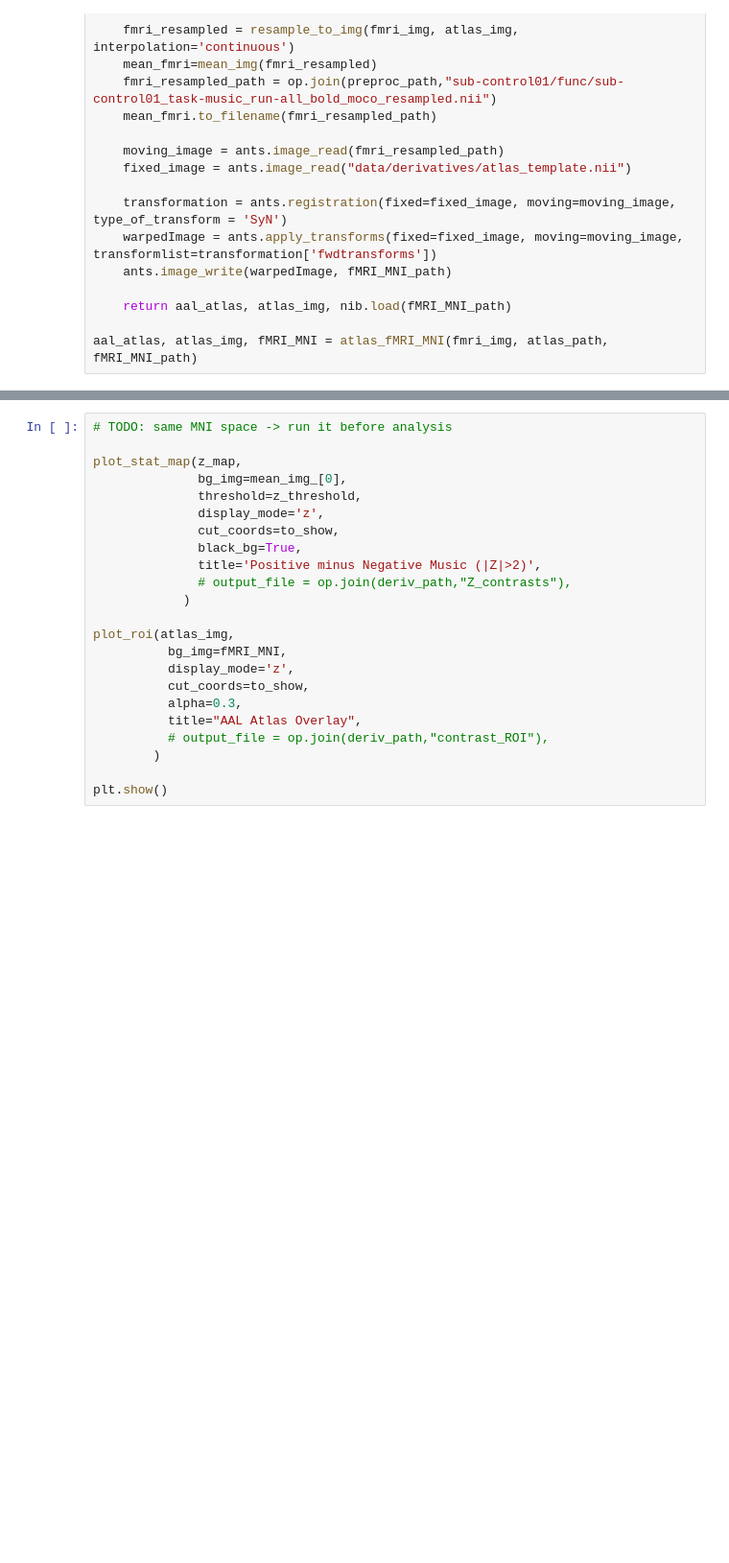
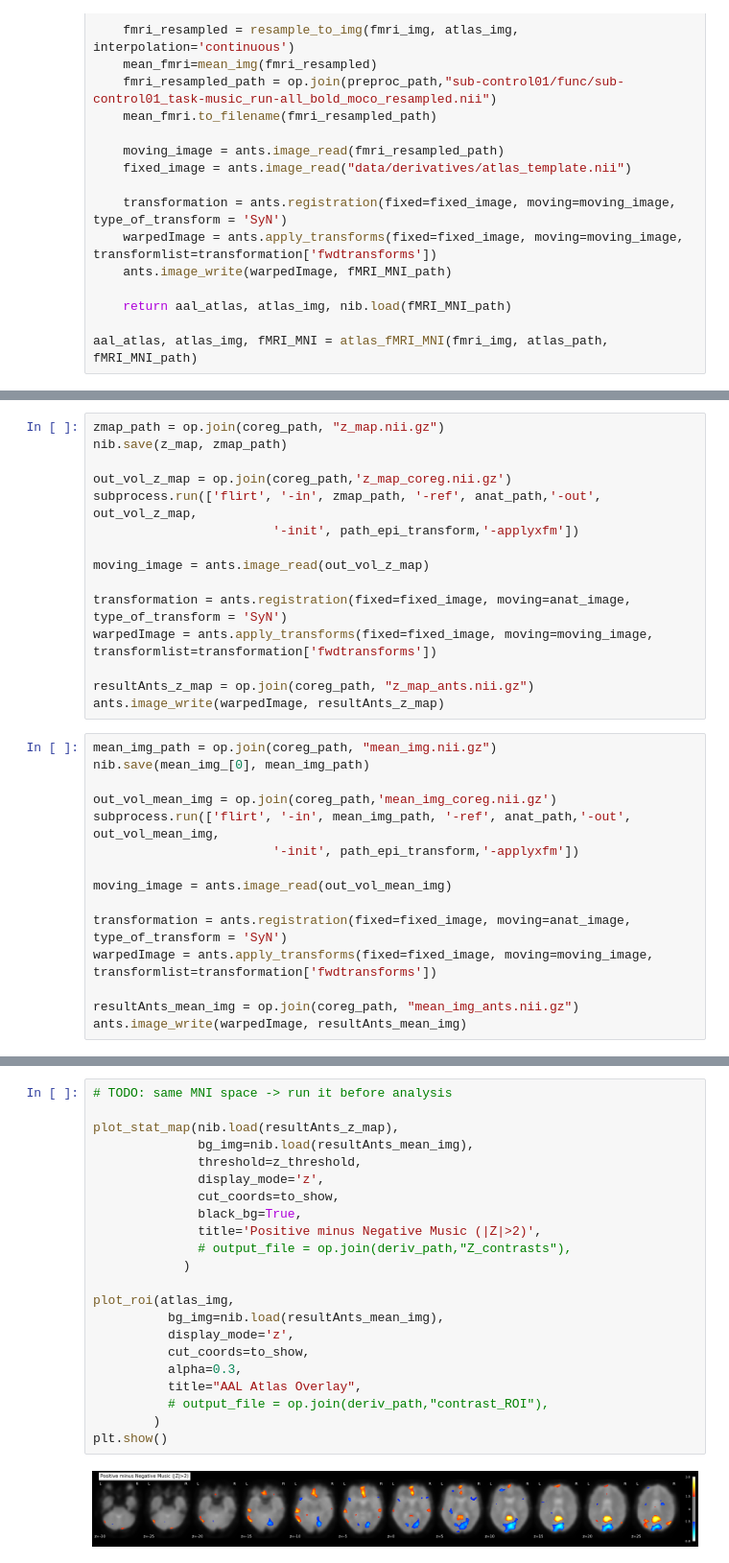
Before and after one commit to gdederichs/NSSP_project_1, a Jupyter notebook: design_matrix.ipynb, the cells around one changed output, grey strips where cells are left out. Shown at 96% size. Cells and saved outputs as stored; diff of their text form; blank space fills up the shorter version.

Commit message:
Coregistration + ants on GLM output

```diff
--- a/design_matrix.ipynb
+++ b/design_matrix.ipynb
@@ -234,0 +291,30 @@ deriv_path
+# %%
+zmap_path = op.join(coreg_path, "z_map.nii.gz")
+nib.save(z_map, zmap_path)
+
+out_vol_z_map = op.join(coreg_path,'z_map_coreg.nii.gz')
+subprocess.run(['flirt', '-in', zmap_path, '-ref', anat_path,'-out', out_vol_z_map,
+                        '-init', path_epi_transform,'-applyxfm'])
+
+moving_image = ants.image_read(out_vol_z_map)
+
+transformation = ants.registration(fixed=fixed_image, moving=anat_image, type_of_transform = 'SyN')
+warpedImage = ants.apply_transforms(fixed=fixed_image, moving=moving_image, transformlist=transformation['fwdtransforms'])
+
+resultAnts_z_map = op.join(coreg_path, "z_map_ants.nii.gz")
+ants.image_write(warpedImage, resultAnts_z_map)
+# %%
+mean_img_path = op.join(coreg_path, "mean_img.nii.gz")
+nib.save(mean_img_[0], mean_img_path)
+
+out_vol_mean_img = op.join(coreg_path,'mean_img_coreg.nii.gz')
+subprocess.run(['flirt', '-in', mean_img_path, '-ref', anat_path,'-out', out_vol_mean_img,
+                        '-init', path_epi_transform,'-applyxfm'])
+
+moving_image = ants.image_read(out_vol_mean_img)
+
+transformation = ants.registration(fixed=fixed_image, moving=anat_image, type_of_transform = 'SyN')
+warpedImage = ants.apply_transforms(fixed=fixed_image, moving=moving_image, transformlist=transformation['fwdtransforms'])
+
+resultAnts_mean_img = op.join(coreg_path, "mean_img_ants.nii.gz")
+ants.image_write(warpedImage, resultAnts_mean_img)
@@ -235,23 +323,24 @@ deriv_path
 # %%
 # TODO: same MNI space -> run it before analysis
 
-plot_stat_map(z_map,
-              bg_img=mean_img_[0],
+plot_stat_map(nib.load(resultAnts_z_map),
+              bg_img=nib.load(resultAnts_mean_img),
               threshold=z_threshold,
               display_mode='z',
               cut_coords=to_show,
               black_bg=True,
               title='Positive minus Negative Music (|Z|>2)',
               # output_file = op.join(deriv_path,"Z_contrasts"),
             )
 
 plot_roi(atlas_img,
-          bg_img=fMRI_MNI,
+          bg_img=nib.load(resultAnts_mean_img),
           display_mode='z',
           cut_coords=to_show,
           alpha=0.3,
           title="AAL Atlas Overlay",
           # output_file = op.join(deriv_path,"contrast_ROI"),
         )
-
 plt.show()
+# %% [output]
+[figure, added]
```
Also changed, not shown: parts of 15 cells of this notebook.
